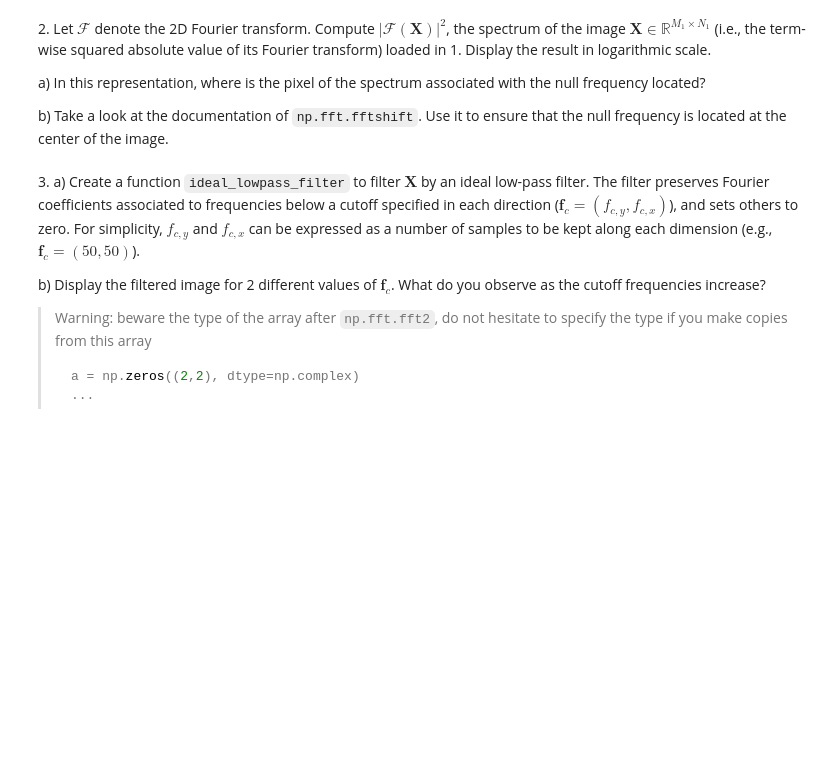
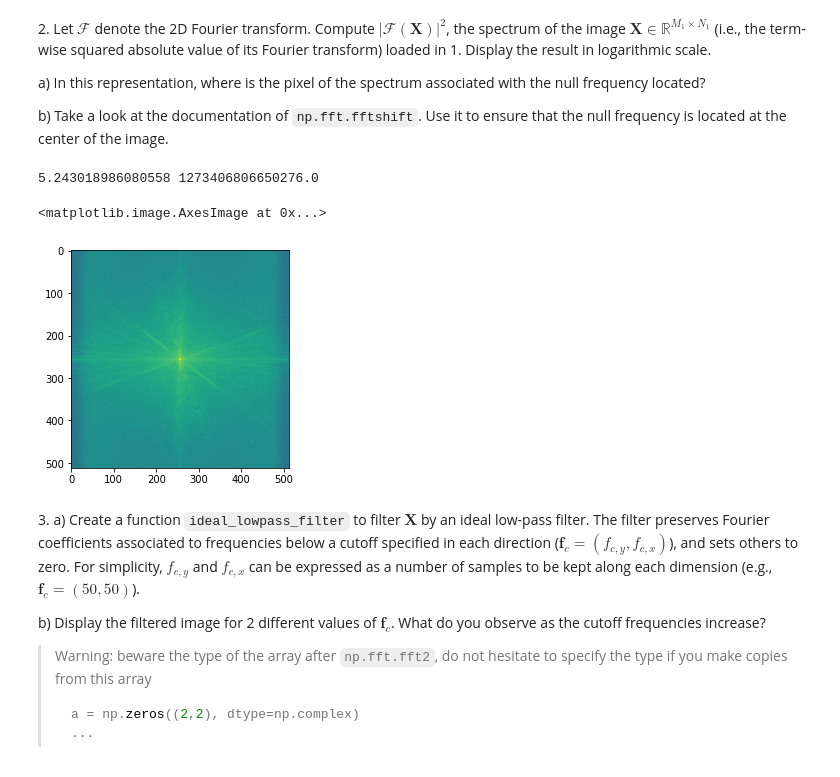
Before and after one commit to 0cto98/Python-Refresher, a Jupyter notebook: tp3/tp3/tp3.ipynb, the cells around one changed output. Saved outputs shown, nothing was run; the diff lists cells and outputs as text; code cells hidden in the pictures; blank space fills up the shorter version.

```diff
--- a/tp3/tp3/tp3.ipynb
+++ b/tp3/tp3/tp3.ipynb
@@ -180,3 +218,17 @@ b) Take a look at the documentation of `np.fft.fftshift`. Use it to ensure that
+# %%
+#Q2
+from matplotlib.colors import LogNorm
+
+f = np.fft.fft2(img) #2D Fourier Transform
+fshift = np.fft.fftshift(f) #Shift f so that the null frequency is centered
+spectrum = np.abs(fshift)**2 #|F(X)|²
+print(np.min(spectrum), np.max(spectrum))
+#plt.imshow(spectrum)
+plt.imshow(spectrum, norm=LogNorm(vmin=1e-3))
+# %% [output]
+5.243018986080558 1273406806650276.0
+<matplotlib.image.AxesImage at 0x...>
+[figure, added]
 # %% [markdown]
 3\.
     a) Create a function `ideal_lowpass_filter` to filter $\mathbf{X}$ by an ideal low-pass filter. The filter preserves Fourier coefficients associated to frequencies below a cutoff specified in each direction ($\mathbf{f}_c = (f_{c,y}, f_{c,x})$), and sets others to zero. For simplicity, $f_{c,y}$ and $f_{c,x}$ can be expressed as a number of samples to be kept along each dimension (e.g., $\mathbf{f}_c = (50,50)$).
```
Also changed, not shown: parts of 12 cells of this notebook.
